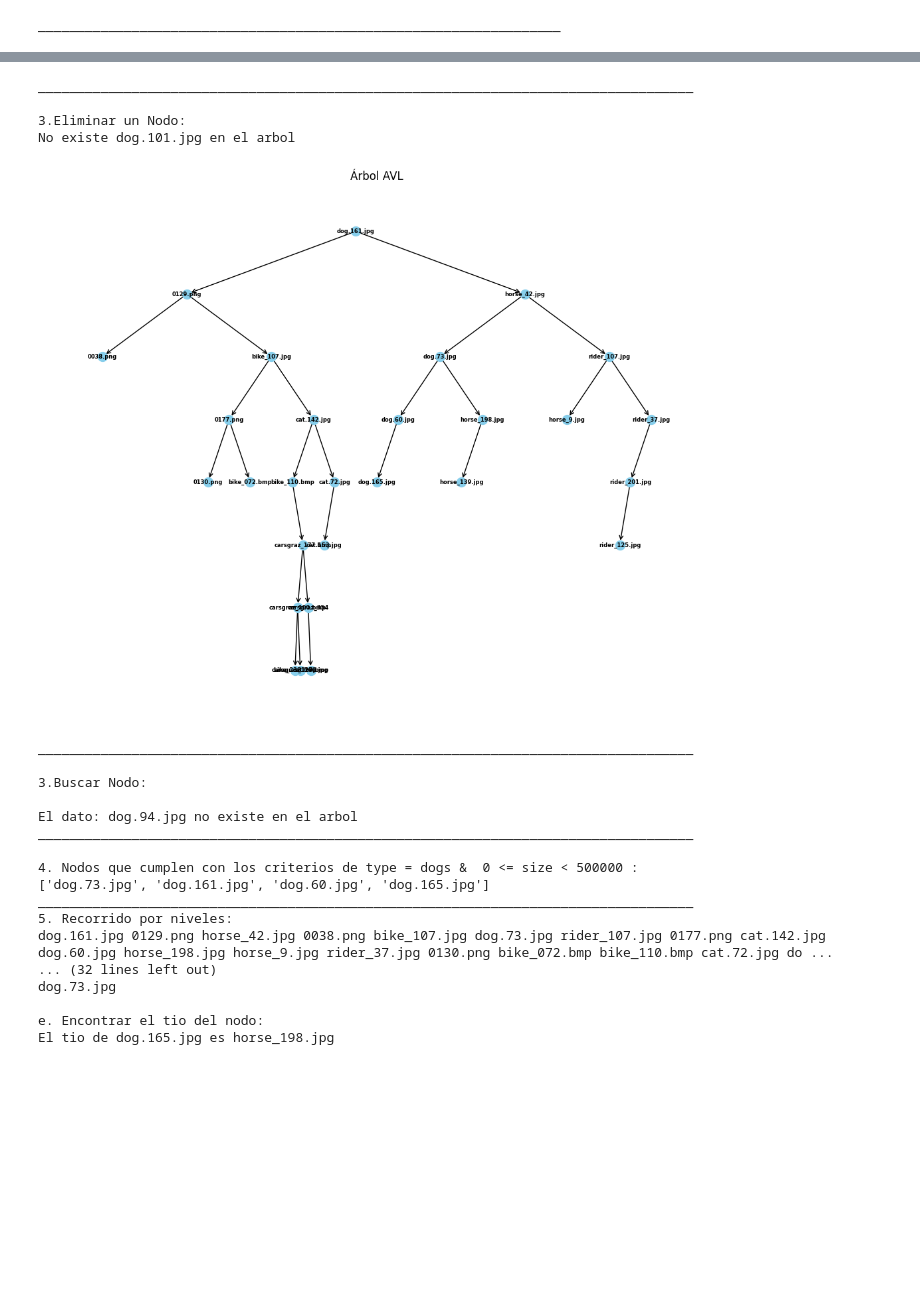
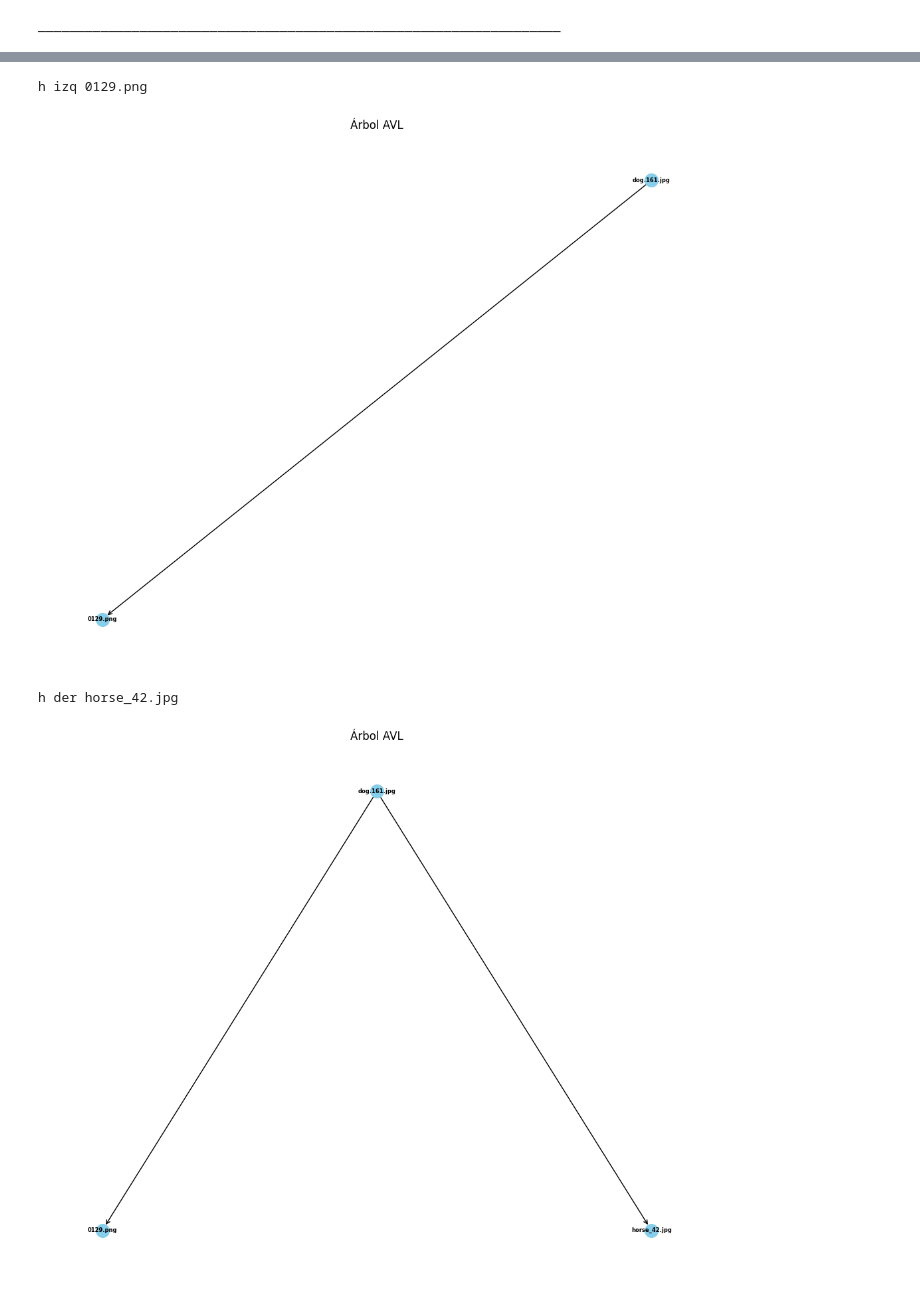
Before and after one commit to merylandcorrea/Laboratorios_Datos2, a Jupyter notebook: Lab1_MeryCorrea.ipynb, the cells around one changed output, grey strips where cells are left out. Drawn from its saved outputs; the diff is of its cells as text; code cells hidden in the pictures; blank space fills up the shorter version.

```diff
--- a/Lab1_MeryCorrea.ipynb
+++ b/Lab1_MeryCorrea.ipynb
@@ -162,15 +162,19 @@ class AVLTree:
         to_insert = Node(elem)
         if self.root is None:
             self.root = to_insert
+            print(f'raiz {self.root.data}')
             return True
         else:
             p, pad = self.search(elem)
             if p is None:
                 if elem < pad.data:
                     pad.left = to_insert
+                    print(f'h izq {pad.left.data}')
                 else:
                     pad.right = to_insert
-                self.alturaNodo() #Da la altura del nodo
+                    print(f'h der {pad.right.data}')
+                    self.alturaNodo() #Da la altura del nodo
+
                 #
                 #  balance = self.factor_balanceo(f)
                 #  if balance > 1 :#and elem < pad.left.data:
@@ -192,17 +196,19 @@ class AVLTree:
 
 
 
-    def rotaciones(self,pad,balance, elem):
-        if balance > 1 and elem < pad.left.data:
+    def rotaciones(self,pad,balance, FE_Pad):
+        if pad.left!= None:
+          if balance == -2 and FE_Pad == -1:
             print('RSD')
             self.simple_right_rotation(pad)
-        if balance > 1 and elem > pad.left.data:
+          if balance == -2 and FE_Pad == 1:
             print('RDID')
             self.double_left_right_rotation(pad)
-        if balance < -1 and elem > pad.right.data:
+        if pad.right != None:
+         if balance == 2 and FE_Pad == 1:
             print('RSI')
             self.simple_left_rotation(pad)
-        if balance < -1 and elem < pad.right.data:
+         if balance == 2 and FE_Pad == -1:
             print('RSDI')
             self.double_right_left_rotation(pad)
                 # print(balance, elem, pad.data)
@@ -387,6 +393,7 @@ class AVLTree:
                 if p.data == data_s:
                     if pad is not None:
                         print(f'El padre de {data_s!r} es {pad.data!r}')
+                        return pad
                     flag = True
                 else:
                     s.add(p)
@@ -399,6 +406,7 @@ class AVLTree:
 
         if not flag or pad is None:
             print(f'Para {data_s!r} no hay padre')
+            return None
 
 
     def search_abuelo(self, node_data: Any) -> Optional[Node]:
@@ -483,7 +491,7 @@ class AVLTree:
        self.build_graph(G, self.root, pos, 0, 0, 1)
 
        plt.figure(figsize=(10, 8))
-       nx.draw(G, pos, with_labels=True, node_size=100, node_color="skyblue", font_size=6, font_weight='bold', arrows=True, arrowstyle='->')
+       nx.draw(G, pos, with_labels=True, node_size=200, node_color="skyblue", font_size=6, font_weight='bold', arrows=True, arrowstyle='->')
        plt.title("Árbol AVL")
        plt.show()
 # %% [output]
@@ -507,6 +515,7 @@ for Data in os.walk('/content/data'):
     peso = Data[0] +'/'+ nomArchi
     size.append(os.path.getsize(peso))
 # %%
+from ssl import PEM_HEADER
 avl_tree = AVLTree()
 
 Valores=[] #vector que guarda los valores arrojados en el punto 3 y 4
@@ -519,15 +528,23 @@ while(i < 1803):
 
 x=['dog.161.jpg' , '0129.png' , 'horse_42.jpg' , 'bike_107.jpg', 'cat.142.jpg' ,'dog.73.jpg' , 'rider_107.jpg' , 'bike_110.bmp' , 'horse_9.jpg' , 'carsgraz_177.bmp' , 'carsgraz_100.bmp', 'rider_37.jpg', 'cat.72.jpg' , '0038.png', 'dog.60.jpg' , 'bike_238.bmp' , 'horse_198.jpg' , '0177.png' , 'carsgraz_354', 'cat.153.jpg' , 'carsgraz_127.bmp', 'bike_072.bmp' , 'rider_201.jpg' , 'rider_125.jpg' , 'cat.100.jpg' ,  'dog.165.jpg' , 'horse_139.jpg' , '0130.png' ]
 contador = 0
+padr= None
 # 1. insertar nodos
 for nom in x:
    avl_tree.insert(nom)
-   contador =contador + 1
-   if contador >=3:
-    FE = avl_tree.factor_balanceo(avl_tree.root)
-    print(FE)
-    avl_tree.rotaciones(avl_tree.root,FE,NomArchivos[nom])
-avl_tree.draw()
+   avl_tree.draw()
+   pad = avl_tree.search_abuelo(nom)
+   if pad != None:
+     FE = avl_tree.factor_balanceo(avl_tree.root)
+     print(FE)
+     print('puede hacer algo',FE)
+     avl_tree.rotaciones(pad,FE,avl_tree.factor_balanceo(avl_tree.search_father(nom)))
+
+     #avl_tree.draw()
+    # print(padr ,  nom)
+    # avl_tree.rotaciones(padr,FE,nom)
+    #contador=0
+
 
 
 print('____________________________________________________________________________________')
@@ -567,7 +584,6 @@ for nom in NomArchivos:
 print('____________________________________________________________________________________')
 
 # 4. Buscar todos los nodos que cumplan los siguientes criterios:
-x=0
 criterio = 'dogs'
 print(f'\n4. Nodos que cumplen con los criterios de type = {criterio} &  0 <= size < 500000 :')
 for x in X:
@@ -575,7 +591,6 @@ for x in X:
      Buscar = avl_tree.search_nodo(NomArchivos[x])
      if Buscar is True:
       Valores.append(NomArchivos[x])
-     x = x+1
 print(Valores)
 
 print('____________________________________________________________________________________')
@@ -661,22 +660,4 @@ while seguir == False:
-____________________________________________________________________________________
-
-3.Eliminar un Nodo:
-No existe dog.101.jpg en el arbol
+h izq 0129.png
-[figure, old version]
+[figure, new version]
-____________________________________________________________________________________
-
-3.Buscar Nodo:
-
-El dato: dog.94.jpg no existe en el arbol
-____________________________________________________________________________________
-
-4. Nodos que cumplen con los criterios de type = dogs &  0 <= size < 500000 :
-['dog.73.jpg', 'dog.161.jpg', 'dog.60.jpg', 'dog.165.jpg']
-____________________________________________________________________________________
-5. Recorrido por niveles:
-dog.161.jpg 0129.png horse_42.jpg 0038.png bike_107.jpg dog.73.jpg rider_107.jpg 0177.png cat.142.jpg dog.60.jpg horse_198.jpg horse_9.jpg rider_37.jpg 0130.png bike_072.bmp bike_110.bmp cat.72.jpg do ...
-... (32 lines left out)
-dog.73.jpg
-
-e. Encontrar el tio del nodo:
-El tio de dog.165.jpg es horse_198.jpg
+h der horse_42.jpg
+[figure, added]
```
Also changed, not shown: parts of 3 cells of this notebook.
